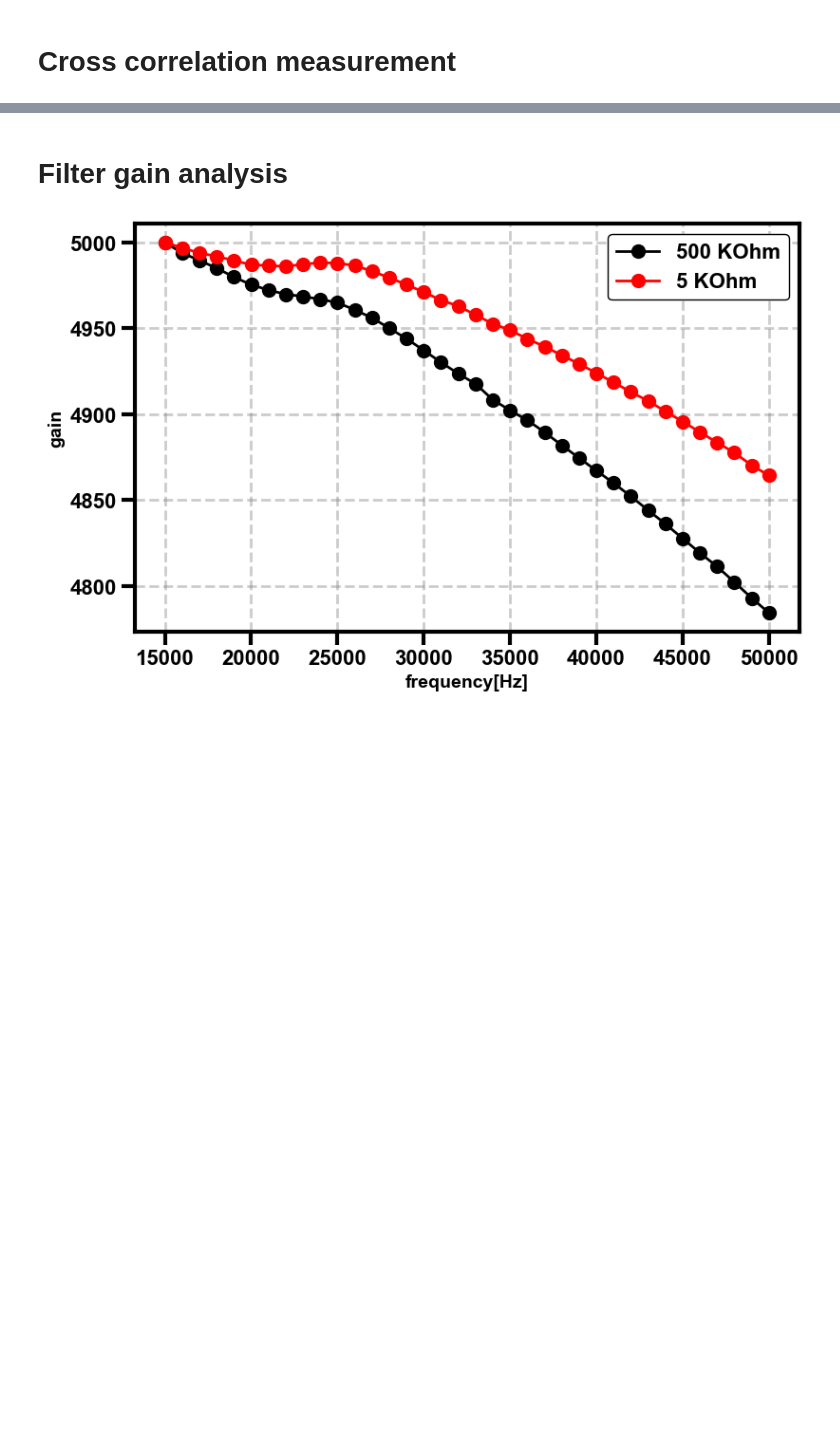
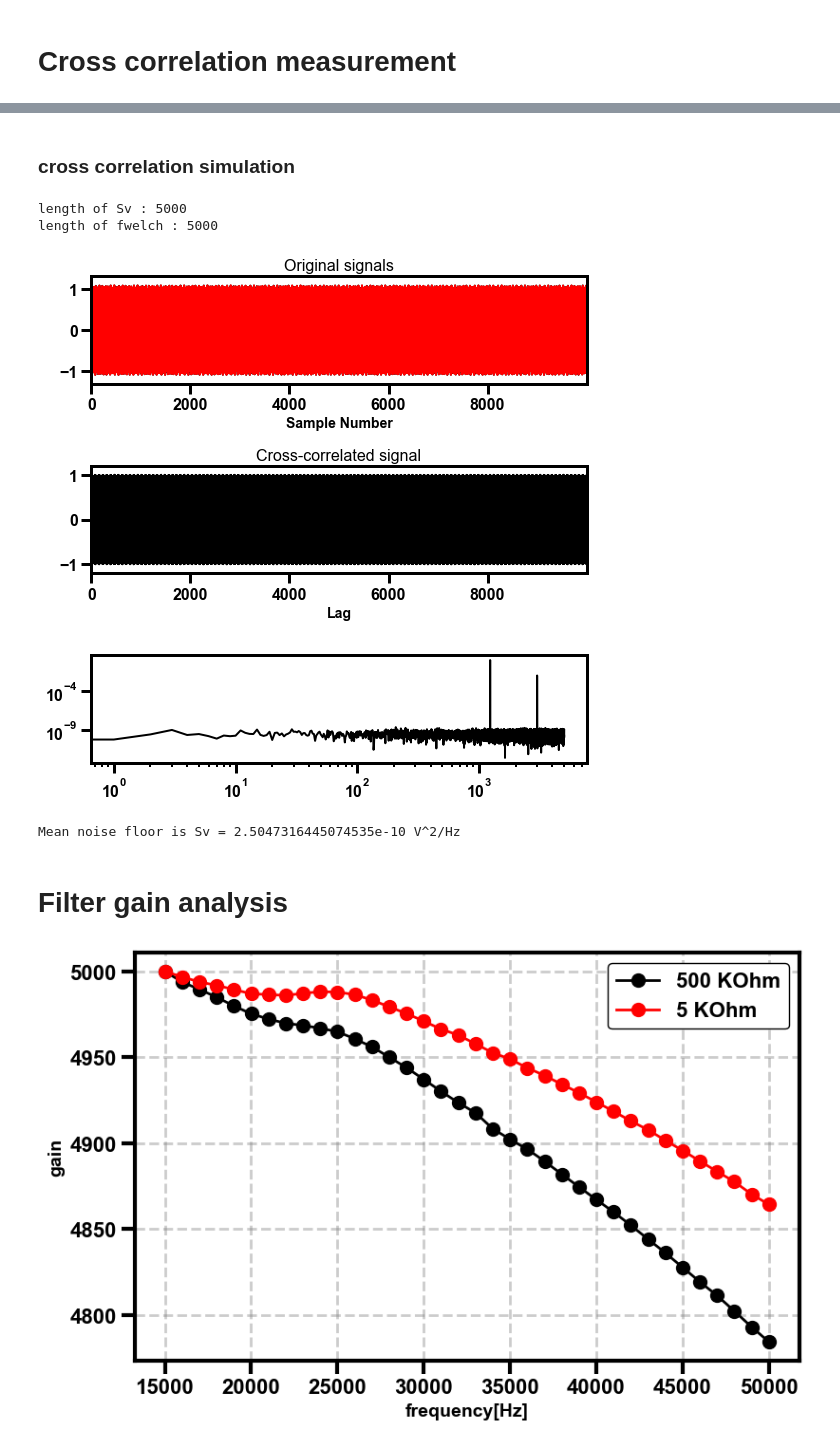
Before and after one commit to NikhilTilak/scripts, a Jupyter notebook: noise.ipynb, the cells around one changed output, grey strips where cells are left out. Drawn from its saved outputs; the diff is of its cells as text; code cells hidden in the pictures; blank space fills up the shorter version.

Commit message:
added cross corr simulation

```diff
--- a/noise.ipynb
+++ b/noise.ipynb
@@ -435,3 +436,62 @@ Sampling frequency is 500000.0 Hz
+# %% [markdown]
+### cross correlation simulation
+# %%
+fs = 10000
+dt = 1/fs
+x = np.arange(0, 1, dt)
+
+freq_sig = 1234
+A_sig = 1
+sig_1 = A_sig* np.sin(2 * np.pi * freq_sig * x)
+sig_2 = A_sig* np.sin(2 * np.pi * freq_sig * x)
+
+sig_noise_1 = sig_1 + 1e-3*np.random.standard_normal(len(sig_1)) + 0.1*np.sin(2 * np.pi * 3000 * x)
+sig_noise_2 = sig_2 + 1e-3*np.random.standard_normal(len(sig_2)) + 0.1*np.sin(2 * np.pi * 3000 * x + 0.1)
+
+# corr = correlate(sig_noise, sig)
+corr = correlation_nik_vectorized(sig_noise_1, sig_noise_2)
+
+corr /= np.max(corr)
+
+
+Sv = np.absolute(fftshift(fft(corr)))
+Sv = 2*Sv[Sv.size//2:]
+Sv = Sv/fs
+fwelch = fftfreq(sig_noise_1.size, dt)
+fwelch = fwelch[:fwelch.size//2]
+
+print(f"length of Sv : {Sv.size}")
+print(f"length of fwelch : {fwelch.size}")
+
+fig, (ax_orig, ax_corr, ax_psd) = plt.subplots(3, 1, figsize=(8, 8))
+
+ax_orig.plot(sig_noise_1)
+ax_orig.plot(sig_noise_2)
+
+ax_orig.set_title('Original signals')
+ax_orig.set_xlabel('Sample Number')
+
+ax_corr.plot(corr)
+ax_corr.set_title('Cross-correlated signal')
+ax_corr.set_xlabel('Lag')
+
+ax_orig.margins(0, 0.1)
+ax_corr.margins(0, 0.1)
+
+ax_psd.plot(fwelch, Sv)
+# ax_psd.set_xlim(1200,1250)
+ax_psd.set_xscale('log')
+ax_psd.set_yscale('log')
+fig.tight_layout()
+
+plt.show()
+
+print(f"Mean noise floor is Sv = {np.median(Sv[np.where((fwelch>100) & (fwelch<1000))])} V^2/Hz")
+# %% [output]
+length of Sv : 5000
+length of fwelch : 5000
+[figure, added]
+Mean noise floor is Sv = 2.5047316445074535e-10 V^2/Hz
 # %% [markdown]
 # Filter gain analysis
 # %%
```
Also changed, not shown: parts of 4 cells of this notebook, 1 other file.
